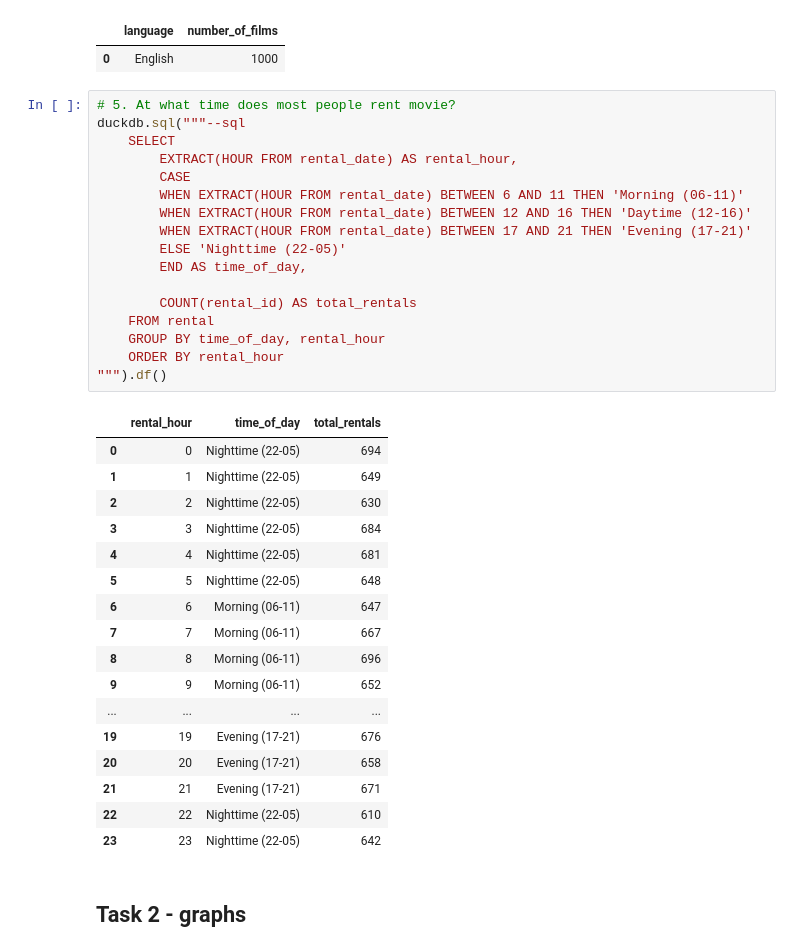
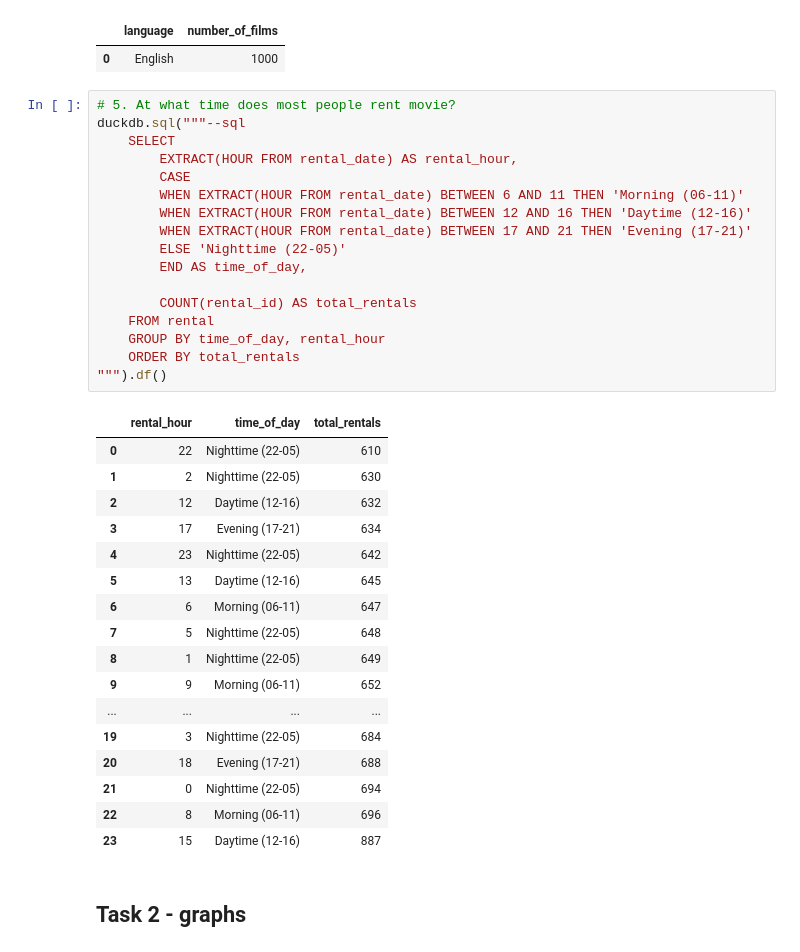
Before and after one commit to LisaYllander92/SQL_LAB_DE25_LisaYllander, a Jupyter notebook: data_analys.ipynb, the cells around one changed output. Drawn from its saved outputs; the diff is of its cells as text.

```diff
--- a/data_analys.ipynb
+++ b/data_analys.ipynb
@@ -280,38 +277,38 @@ duckdb.sql(
 # %%
 # 5. At what time does most people rent movie?
 duckdb.sql("""--sql
     SELECT
         EXTRACT(HOUR FROM rental_date) AS rental_hour,
         CASE
         WHEN EXTRACT(HOUR FROM rental_date) BETWEEN 6 AND 11 THEN 'Morning (06-11)'
         WHEN EXTRACT(HOUR FROM rental_date) BETWEEN 12 AND 16 THEN 'Daytime (12-16)'
         WHEN EXTRACT(HOUR FROM rental_date) BETWEEN 17 AND 21 THEN 'Evening (17-21)'
         ELSE 'Nighttime (22-05)'
         END AS time_of_day,
 
         COUNT(rental_id) AS total_rentals
     FROM rental
     GROUP BY time_of_day, rental_hour
-    ORDER BY rental_hour
+    ORDER BY total_rentals
 """).df()
 # %% [output]
 |  | rental_hour | time_of_day | total_rentals |
-| 0 | 0 | Nighttime (22-05) | 694 |
-| 1 | 1 | Nighttime (22-05) | 649 |
-| 2 | 2 | Nighttime (22-05) | 630 |
-| 3 | 3 | Nighttime (22-05) | 684 |
-| 4 | 4 | Nighttime (22-05) | 681 |
-| 5 | 5 | Nighttime (22-05) | 648 |
+| 0 | 22 | Nighttime (22-05) | 610 |
+| 1 | 2 | Nighttime (22-05) | 630 |
+| 2 | 12 | Daytime (12-16) | 632 |
+| 3 | 17 | Evening (17-21) | 634 |
+| 4 | 23 | Nighttime (22-05) | 642 |
+| 5 | 13 | Daytime (12-16) | 645 |
 | 6 | 6 | Morning (06-11) | 647 |
-| 7 | 7 | Morning (06-11) | 667 |
-| 8 | 8 | Morning (06-11) | 696 |
+| 7 | 5 | Nighttime (22-05) | 648 |
+| 8 | 1 | Nighttime (22-05) | 649 |
 | 9 | 9 | Morning (06-11) | 652 |
 | ... | ... | ... | ... |
-| 19 | 19 | Evening (17-21) | 676 |
-| 20 | 20 | Evening (17-21) | 658 |
-| 21 | 21 | Evening (17-21) | 671 |
-| 22 | 22 | Nighttime (22-05) | 610 |
-| 23 | 23 | Nighttime (22-05) | 642 |
+| 19 | 3 | Nighttime (22-05) | 684 |
+| 20 | 18 | Evening (17-21) | 688 |
+| 21 | 0 | Nighttime (22-05) | 694 |
+| 22 | 8 | Morning (06-11) | 696 |
+| 23 | 15 | Daytime (12-16) | 887 |
 # %% [markdown]
 ## Task 2 - graphs
 # %%
```
Also changed, not shown: parts of 6 cells of this notebook, 2 other files.
